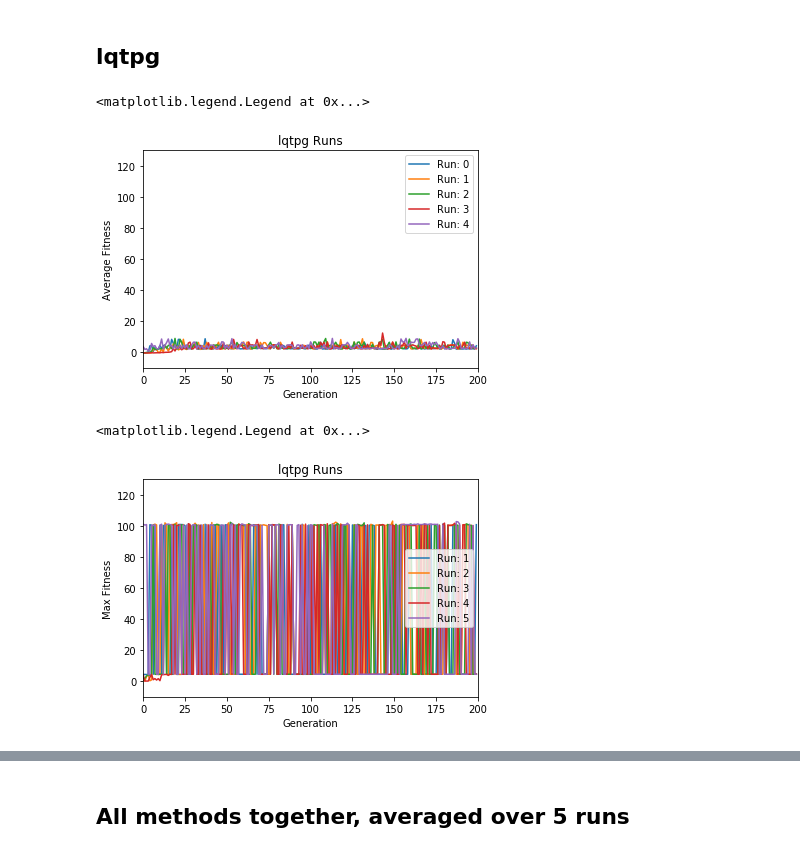
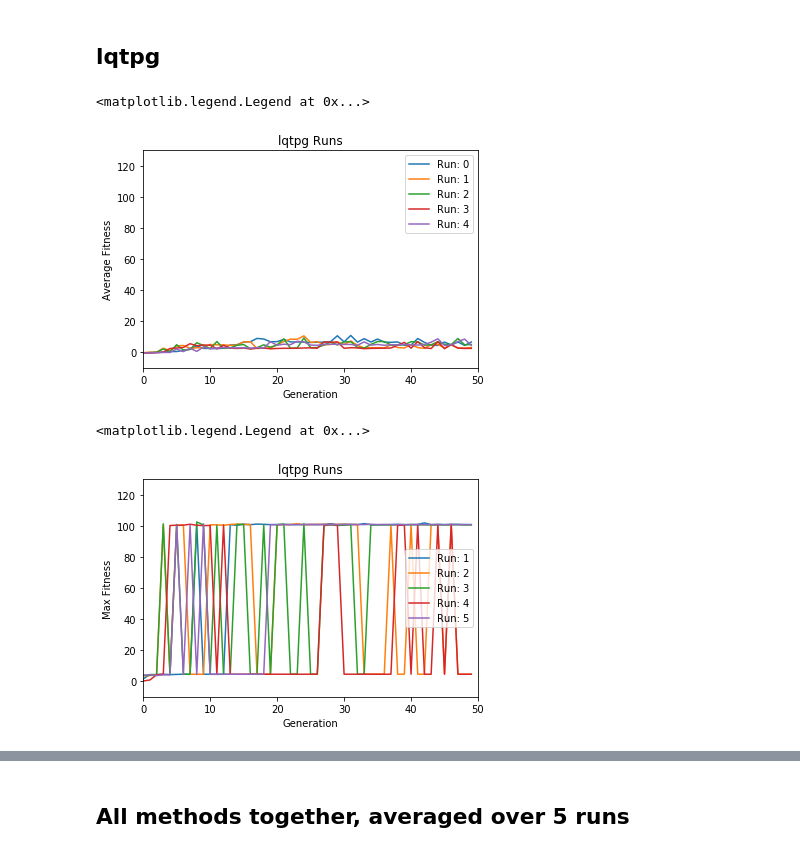
Before and after one commit to noahsealy/gridworld-tpg, a Jupyter notebook: thesis_experiment_playground.ipynb, the cells around one changed output, grey strips where cells are left out. Saved outputs shown, nothing was run; the diff lists cells and outputs as text; code cells hidden in the pictures.

```diff
--- a/thesis_experiment_playground.ipynb
+++ b/thesis_experiment_playground.ipynb
@@ -373,26 +399,26 @@ for i in range(len(fig13_lqtpgs)):
 
 plt.title("lqtpg Runs")
 plt.xlabel("Generation")
-plt.xlim(0,200)
+plt.xlim(0,50)
 plt.ylabel("Average Fitness")
 plt.ylim(-10,130)
 plt.legend()
 # %% [output]
 <matplotlib.legend.Legend at 0x...>
-[figure, old version]
+[figure, new version]
 # %%
 for i in range(len(fig13_lqtpgs)):
     plt.plot(fig13_lqtpgs[i]['max_score'].tolist(), label='Run: '+str(i+1))
 
 plt.title("lqtpg Runs")
 plt.xlabel("Generation")
-plt.xlim(0,200)
+plt.xlim(0,50)
 plt.ylabel("Max Fitness")
 plt.ylim(-10,130)
 plt.legend()
 # %% [output]
 <matplotlib.legend.Legend at 0x...>
-[figure, old version]
+[figure, new version]
 # %%
 plt.plot(fig13_lqtpgs[0]['max_score'].tolist(), label='Run: 0')
 
```
Also changed, not shown: parts of 13 cells of this notebook, 2 other files.
